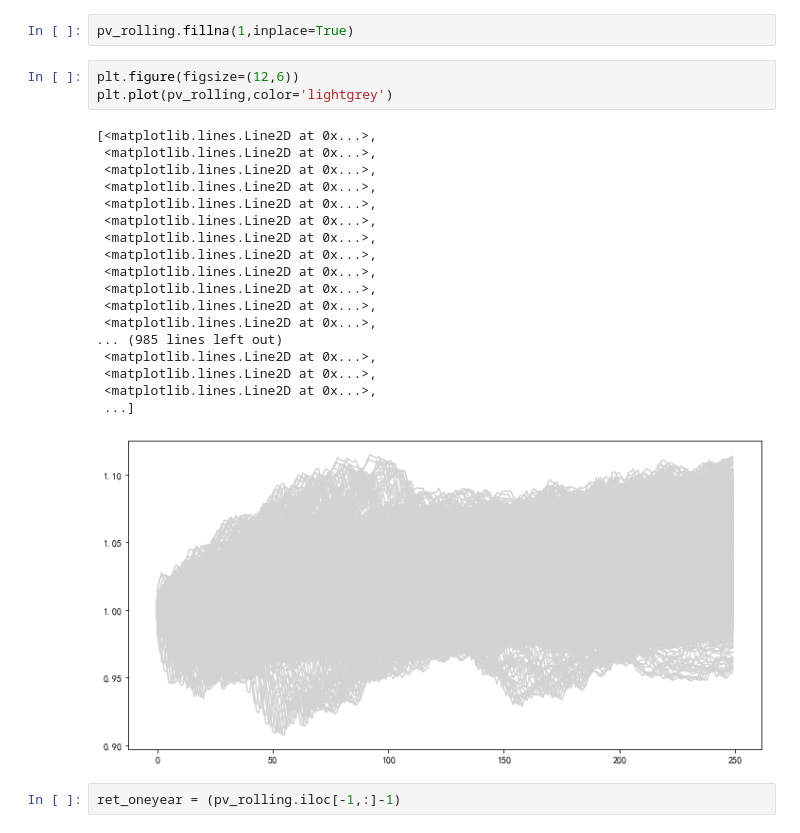
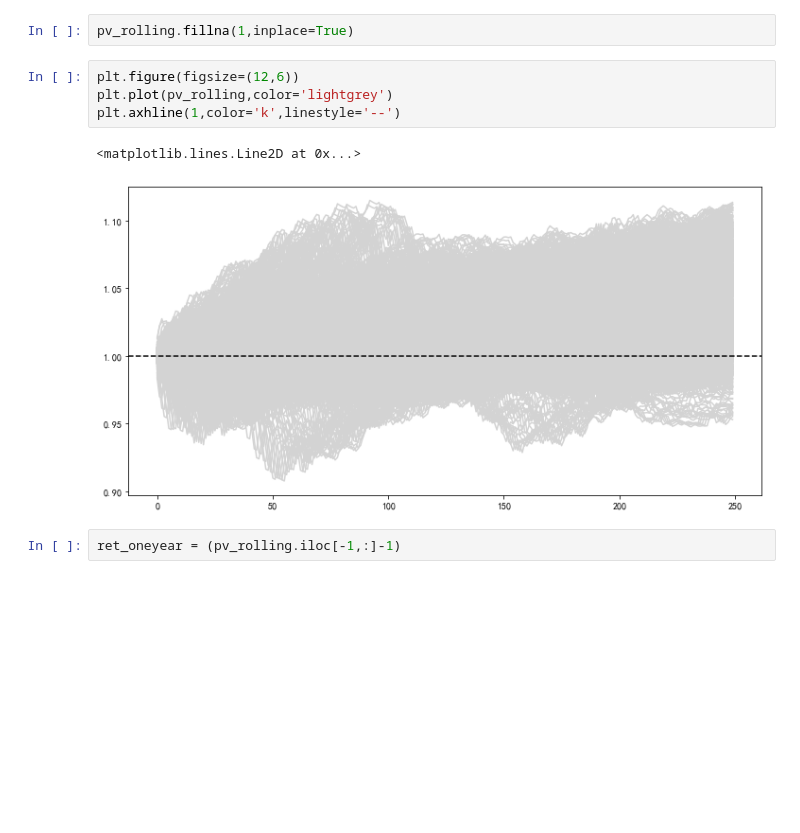
Before and after one commit to nurhachar-sibei/-----, a Jupyter notebook: 低利率时代投资研究.ipynb, the cells around one changed output. Saved outputs shown, nothing was run; the diff lists cells and outputs as text; blank space fills up the shorter version.

```diff
--- a/低利率时代投资研究.ipynb
+++ b/低利率时代投资研究.ipynb
@@ -129,25 +129,10 @@ pv_rolling.fillna(1,inplace=True)
 # %%
 plt.figure(figsize=(12,6))
 plt.plot(pv_rolling,color='lightgrey')
+plt.axhline(1,color='k',linestyle='--')
 # %% [output]
-[<matplotlib.lines.Line2D at 0x...>,
- <matplotlib.lines.Line2D at 0x...>,
- <matplotlib.lines.Line2D at 0x...>,
- <matplotlib.lines.Line2D at 0x...>,
- <matplotlib.lines.Line2D at 0x...>,
- <matplotlib.lines.Line2D at 0x...>,
- <matplotlib.lines.Line2D at 0x...>,
- <matplotlib.lines.Line2D at 0x...>,
- <matplotlib.lines.Line2D at 0x...>,
- <matplotlib.lines.Line2D at 0x...>,
- <matplotlib.lines.Line2D at 0x...>,
- <matplotlib.lines.Line2D at 0x...>,
-... (985 lines left out)
- <matplotlib.lines.Line2D at 0x...>,
- <matplotlib.lines.Line2D at 0x...>,
- <matplotlib.lines.Line2D at 0x...>,
- ...]
+<matplotlib.lines.Line2D at 0x...>
-[figure, old version]
+[figure, new version]
 # %%
 ret_oneyear = (pv_rolling.iloc[-1,:]-1)
 # %%
```
